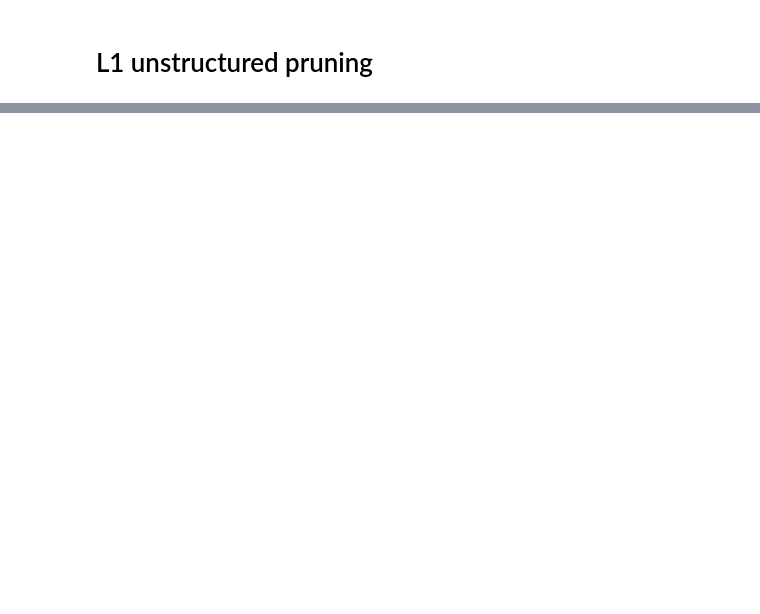
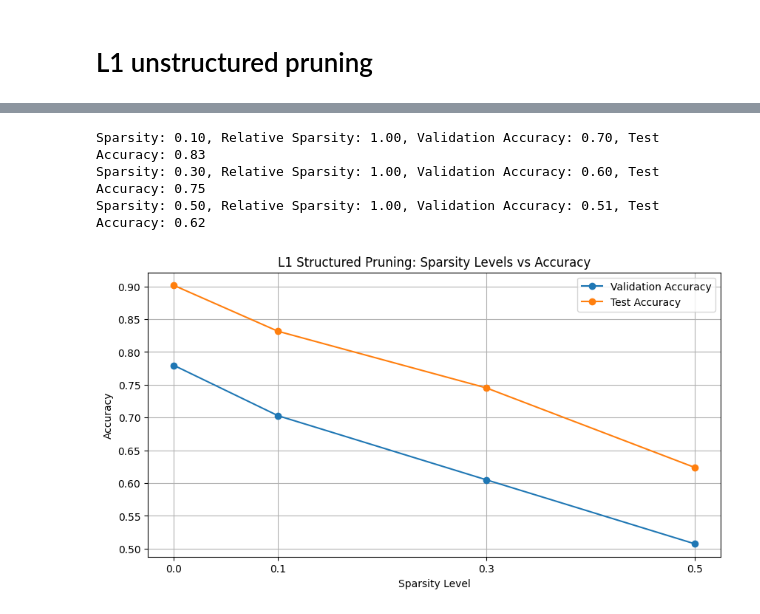
Before and after one commit to PaulBeuran/nnopt, a Jupyter notebook: notebooks/02_pruning.ipynb, the cells around one changed output, grey strips where cells are left out. Drawn from its saved outputs; the diff is of its cells as text; code cells hidden in the pictures; blank space fills up the shorter version.

```diff
--- a/notebooks/02_pruning.ipynb
+++ b/notebooks/02_pruning.ipynb
@@ -145,0 +263,25 @@ Test accuracy of MobileNetV2 on CIFAR-10 (0.9 pruning): 0.11
+# %%
+# Print the sparsity and accuracy results
+for sparsity, metrics in struct_pruned_amount_metrics_map.items():
+    print(f"Sparsity: {sparsity:.2f}, Relative Sparsity: {metrics['relative_sparsity']:.2f}, Validation Accuracy: {metrics['val_metrics']['accuracy']:.2f}, Test Accuracy: {metrics['test_metrics']['accuracy']:.2f}")
+# %% [output]
+Sparsity: 0.10, Relative Sparsity: 1.00, Validation Accuracy: 0.70, Test Accuracy: 0.83
+Sparsity: 0.30, Relative Sparsity: 1.00, Validation Accuracy: 0.60, Test Accuracy: 0.75
+Sparsity: 0.50, Relative Sparsity: 1.00, Validation Accuracy: 0.51, Test Accuracy: 0.62
+# %%
+# Plot the sparsity levels vs accuracy for validation and test sets (baseline is considered as 0 sparsity)
+sparsity_levels = [0.] + list(struct_pruned_amount_metrics_map.keys())
+val_accuracies = [mobilenetv2_cifar10_val_accuracy_baseline] + [struct_pruned_amount_metrics_map[sparsity]["val_metrics"]["accuracy"] for sparsity in sparsity_levels[1:]]
+test_accuracies = [mobilenetv2_cifar10_test_accuracy_baseline] + [struct_pruned_amount_metrics_map[sparsity]["test_metrics"]["accuracy"] for sparsity in sparsity_levels[1:]]
+plt.figure(figsize=(10, 5))
+plt.plot(sparsity_levels, val_accuracies, marker='o', label='Validation Accuracy')
+plt.plot(sparsity_levels, test_accuracies, marker='o', label='Test Accuracy')
+plt.title('L1 Structured Pruning: Sparsity Levels vs Accuracy')
+plt.xlabel('Sparsity Level')
+plt.ylabel('Accuracy')
+plt.xticks(sparsity_levels)
+plt.grid()
+plt.legend()
+plt.show()
+# %% [output]
+[figure, added]
```
Also changed, not shown: parts of 11 cells of this notebook, 25 other files.
